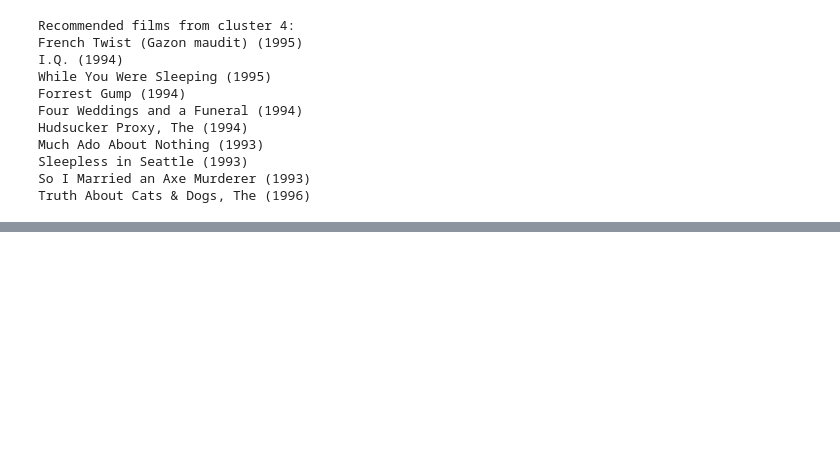
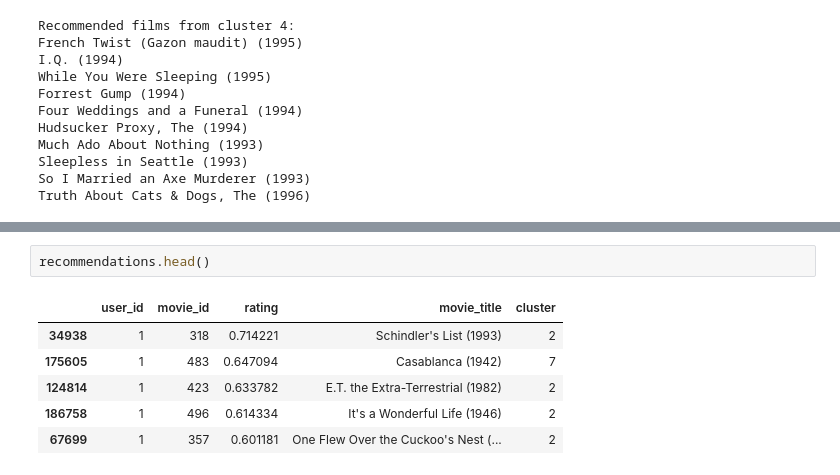
Before and after one commit to Kristina-A/MachineLearningRecommenderSystem, a Jupyter notebook: RecommenderSystem.ipynb, the cells around one changed output, grey strips where cells are left out. Cells and saved outputs as stored; diff of their text form; blank space fills up the shorter version.

```diff
--- a/RecommenderSystem.ipynb
+++ b/RecommenderSystem.ipynb
@@ -342,0 +513,9 @@ Truth About Cats & Dogs, The (1996)
+# %%
+recommendations.head()
+# %% [output]
+|  | user_id | movie_id | rating | movie_title | cluster |
+| 34938 | 1 | 318 | 0.714221 | Schindler's List (1993) | 2 |
+| 175605 | 1 | 483 | 0.647094 | Casablanca (1942) | 7 |
+| 124814 | 1 | 423 | 0.633782 | E.T. the Extra-Terrestrial (1982) | 2 |
+| 186758 | 1 | 496 | 0.614334 | It's a Wonderful Life (1946) | 2 |
+| 67699 | 1 | 357 | 0.601181 | One Flew Over the Cuckoo's Nest (... | 2 |
```
Also changed, not shown: parts of 12 cells of this notebook.
